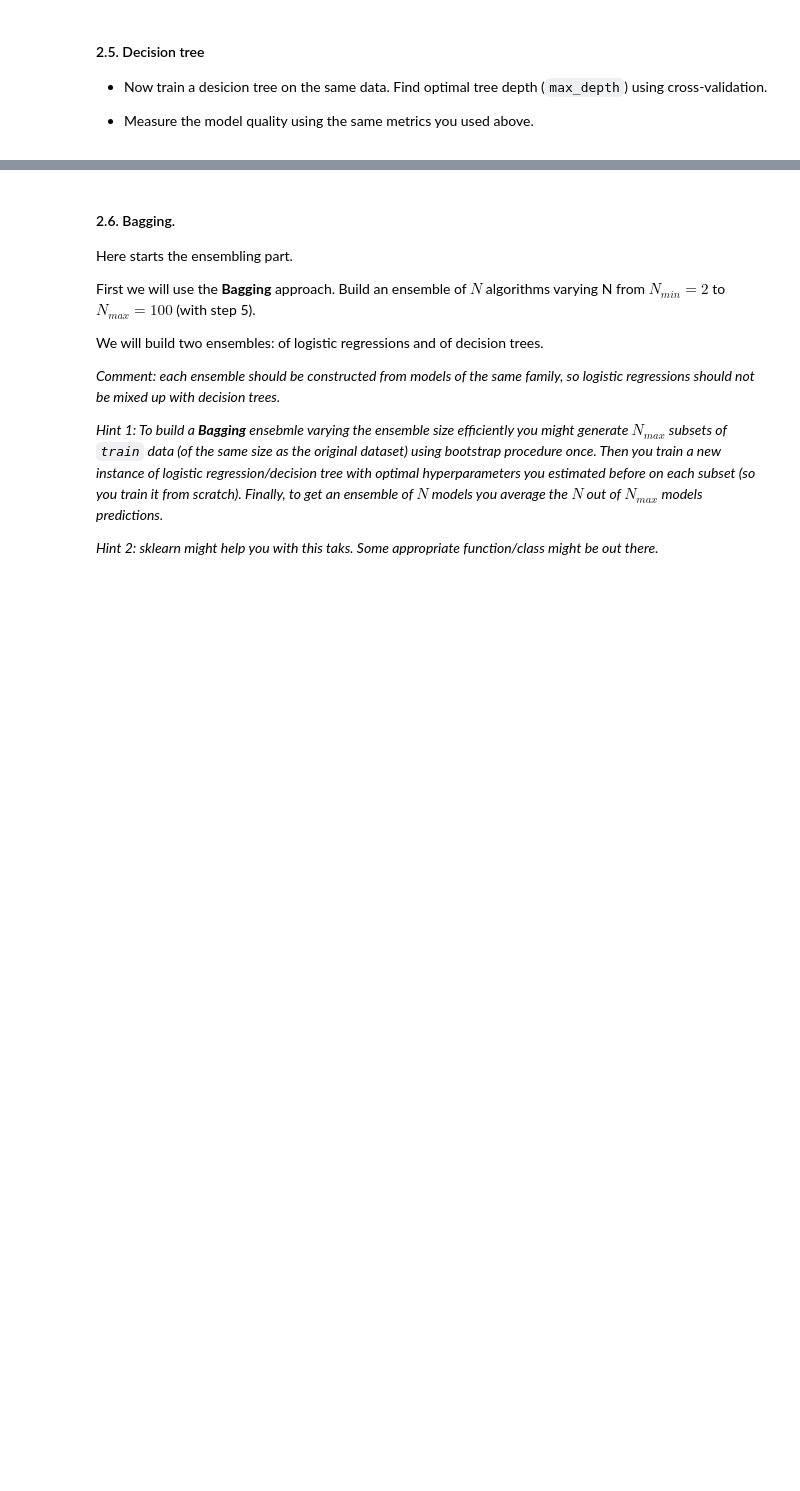
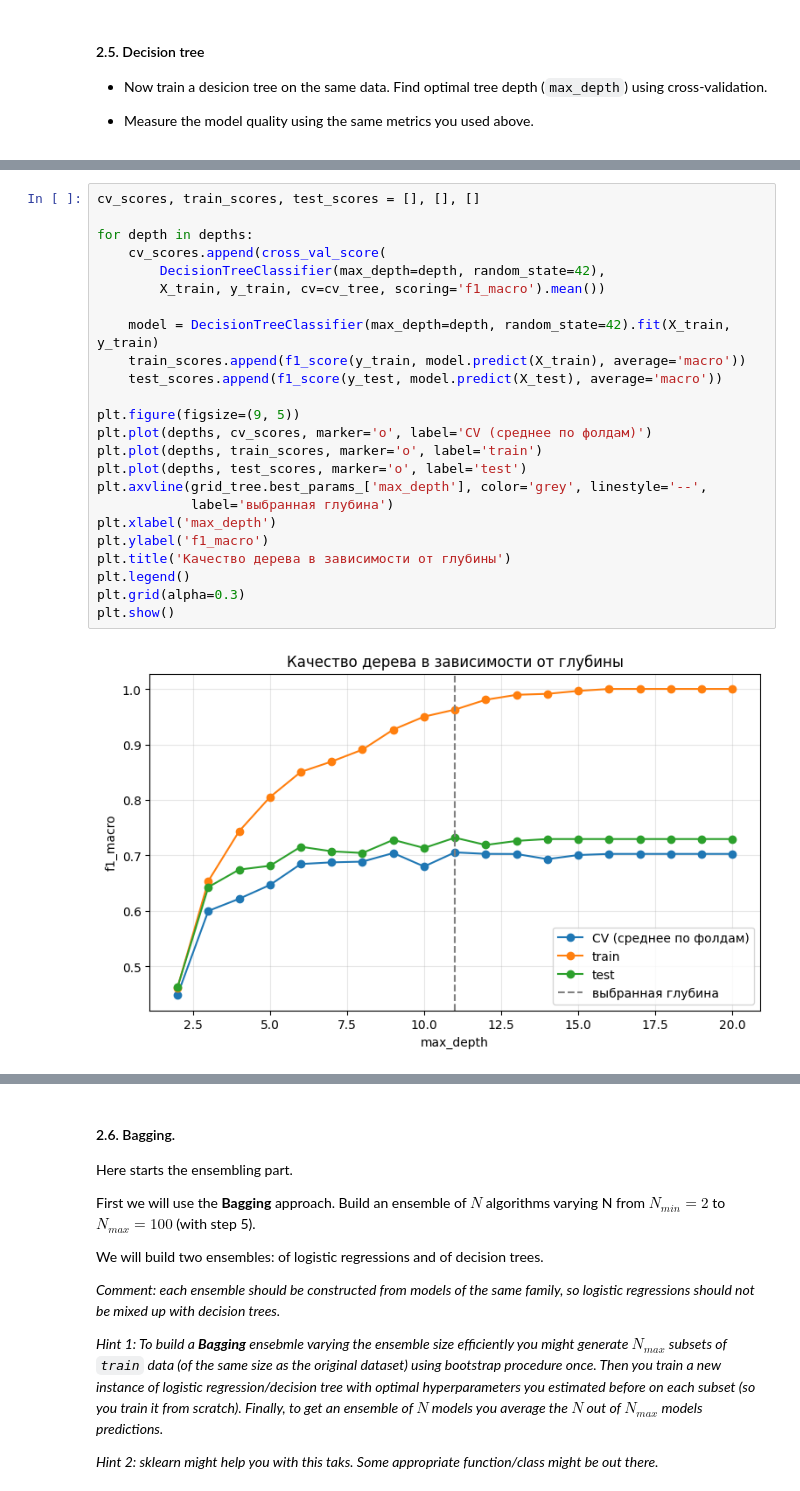
Before and after one commit to izvezdakov/ML, a Jupyter notebook: lab01/lab01_part2_ml_pipeline.ipynb, the cells around one changed output, grey strips where cells are left out. Saved outputs shown, nothing was run; the diff lists cells and outputs as text; blank space fills up the shorter version.

```diff
--- a/lab01/lab01_part2_ml_pipeline.ipynb
+++ b/lab01/lab01_part2_ml_pipeline.ipynb
@@ -293,0 +448,26 @@ from sklearn.tree import DecisionTreeClassifier
+# %%
+cv_scores, train_scores, test_scores = [], [], []
+
+for depth in depths:
+    cv_scores.append(cross_val_score(
+        DecisionTreeClassifier(max_depth=depth, random_state=42),
+        X_train, y_train, cv=cv_tree, scoring='f1_macro').mean())
+
+    model = DecisionTreeClassifier(max_depth=depth, random_state=42).fit(X_train, y_train)
+    train_scores.append(f1_score(y_train, model.predict(X_train), average='macro'))
+    test_scores.append(f1_score(y_test, model.predict(X_test), average='macro'))
+
+plt.figure(figsize=(9, 5))
+plt.plot(depths, cv_scores, marker='o', label='CV (среднее по фолдам)')
+plt.plot(depths, train_scores, marker='o', label='train')
+plt.plot(depths, test_scores, marker='o', label='test')
+plt.axvline(grid_tree.best_params_['max_depth'], color='grey', linestyle='--',
+            label='выбранная глубина')
+plt.xlabel('max_depth')
+plt.ylabel('f1_macro')
+plt.title('Качество дерева в зависимости от глубины')
+plt.legend()
+plt.grid(alpha=0.3)
+plt.show()
+# %% [output]
+[figure, added]
```
Also changed, not shown: parts of 26 cells of this notebook.
